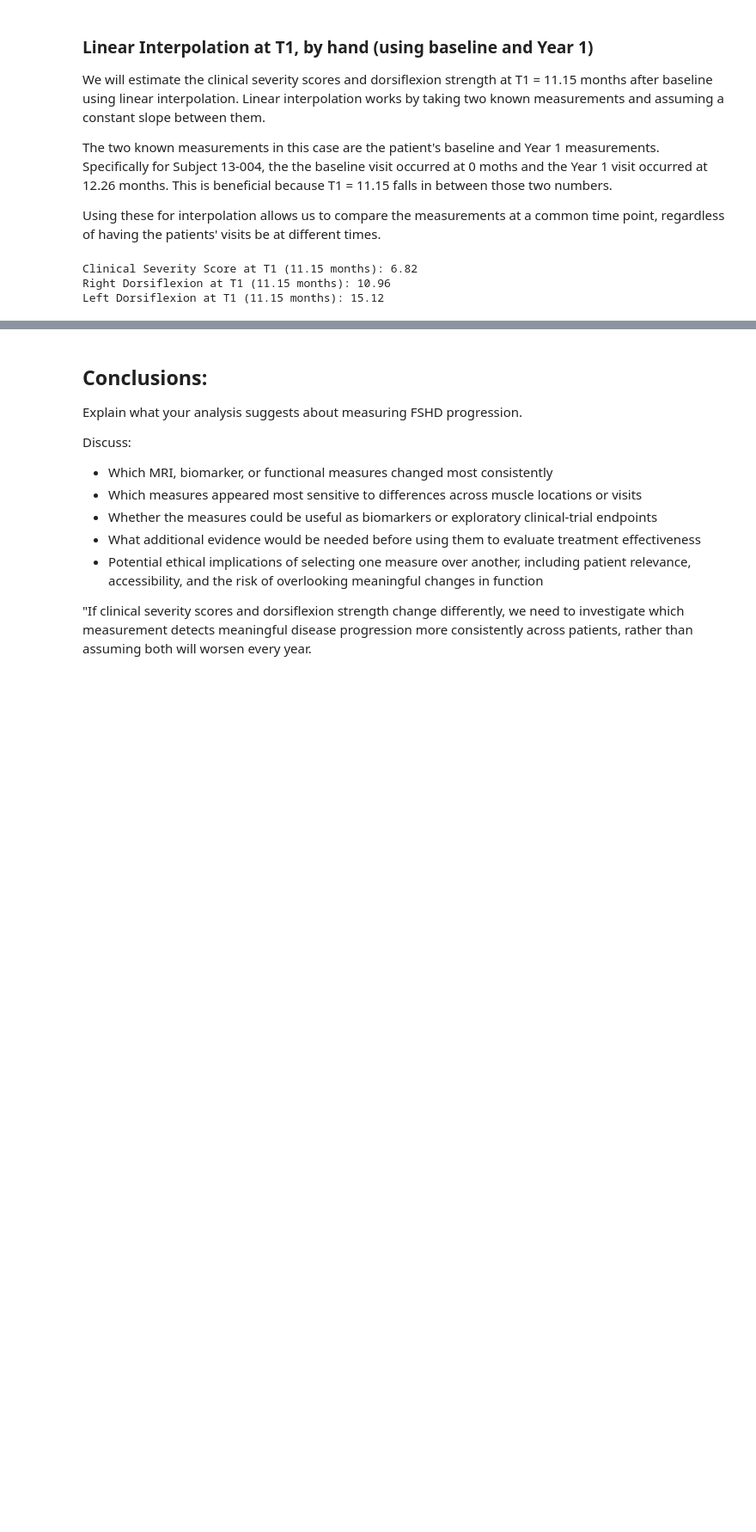
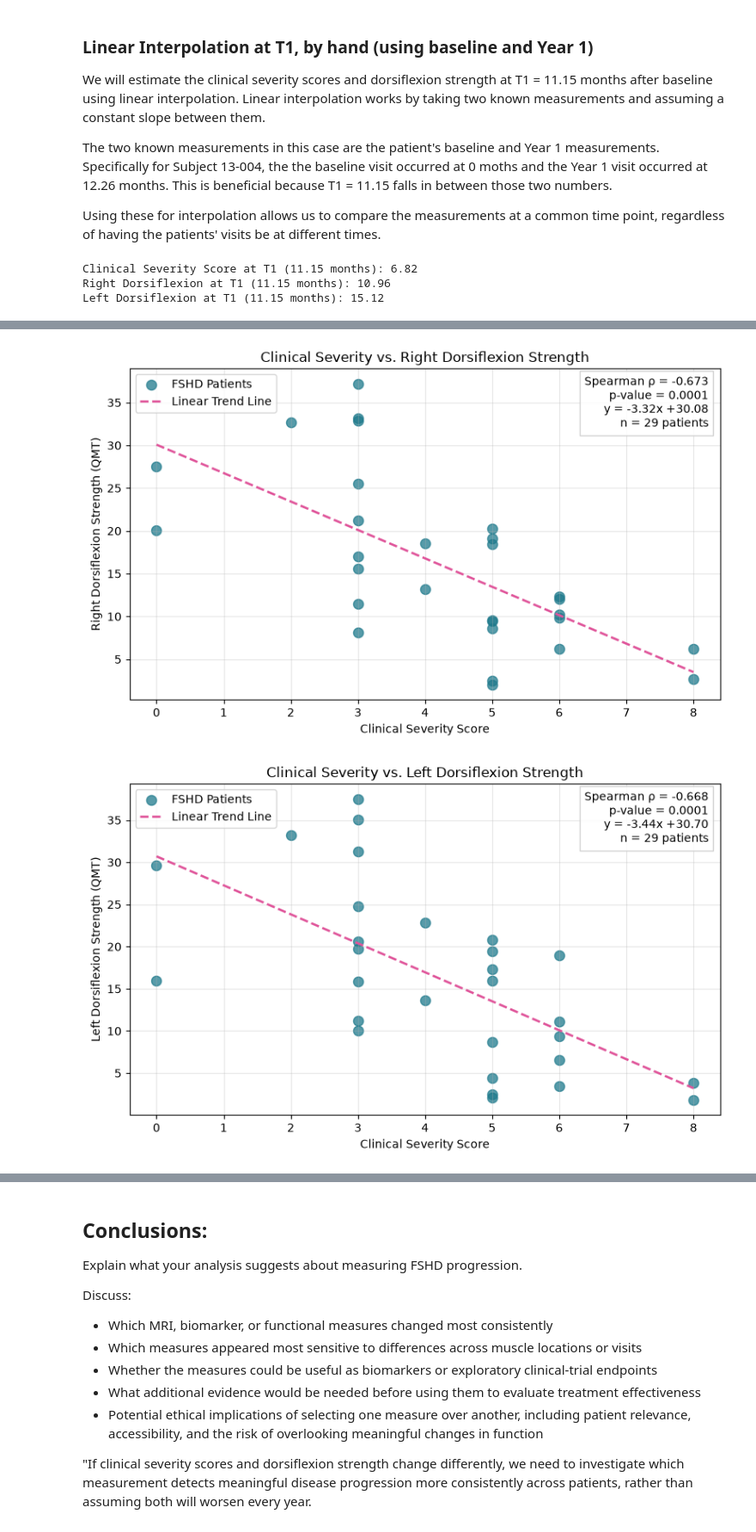
Before and after one commit to mabouassi2288/Module-2, a Jupyter notebook: FSHD_Module2_Project_Mona_Victor.ipynb, the cells around one changed output, grey strips where cells are left out. Shown at 86% size. Drawn from its saved outputs; the diff is of its cells as text; code cells hidden in the pictures; blank space fills up the shorter version.

```diff
--- a/FSHD_Module2_Project_Mona_Victor.ipynb
+++ b/FSHD_Module2_Project_Mona_Victor.ipynb
@@ -661,0 +1038,71 @@ We will apply this method separately to clinical severity scores, right dorsifle
+# %%
+from scipy.stats import spearmanr
+
+# Create separate scatterplots for right and left dorsiflexion
+for name, data, column in [
+    ("Right", right_df, "Right Dorsiflexion"),
+    ("Left", left_df, "Left Dorsiflexion")
+]:
+    x = data["Clinical Severity"]
+    y = data[column]
+
+    # Calculate Spearman correlation and p-value
+    correlation, p_value = spearmanr(x, y)
+
+    # Calculate linear trend line equation
+    slope, intercept = np.polyfit(x, y, 1)
+    x_line = np.linspace(x.min(), x.max(), 100)
+    y_line = slope * x_line + intercept
+
+    plt.figure(figsize=(8, 5))
+
+    # Plot patient measurements
+    plt.scatter(
+        x, y,
+        color="#1f7a8c",
+        s=75,
+        alpha=0.75,
+        label="FSHD Patients"
+    )
+
+    # Plot linear trend line
+    plt.plot(
+        x_line, y_line,
+        color="#e0569b",
+        linestyle="--",
+        linewidth=2,
+        label="Linear Trend Line"
+    )
+
+    # Add statistics and equation to the graph
+    stats_text = (
+        f"Spearman ρ = {correlation:.3f}\n"
+        f"p-value = {p_value:.4f}\n"
+        f"y = {slope:.2f}x {intercept:+.2f}\n"
+        f"n = {len(data)} patients"
+    )
+
+    plt.text(
+        0.98, 0.98,
+        stats_text,
+        transform=plt.gca().transAxes,
+        fontsize=10,
+        verticalalignment="top",
+        horizontalalignment="right",
+        bbox=dict(
+            facecolor="white",
+            edgecolor="#cccccc",
+            alpha=0.9
+        )
+    )
+
+    plt.title(f"Clinical Severity vs. {name} Dorsiflexion Strength")
+    plt.xlabel("Clinical Severity Score")
+    plt.ylabel(f"{name} Dorsiflexion Strength (QMT)")
+    plt.grid(True, alpha=0.3)
+    plt.legend()
+    plt.tight_layout()
+    plt.show()
+# %% [output]
+[figure, added]
+[figure, added]
```
Also changed, not shown: parts of 25 cells of this notebook, 2 other files.
